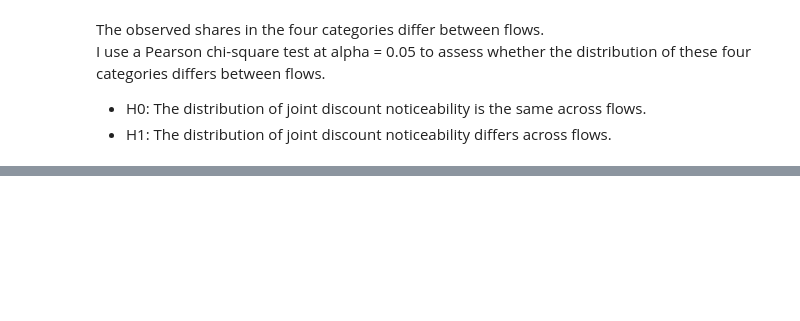
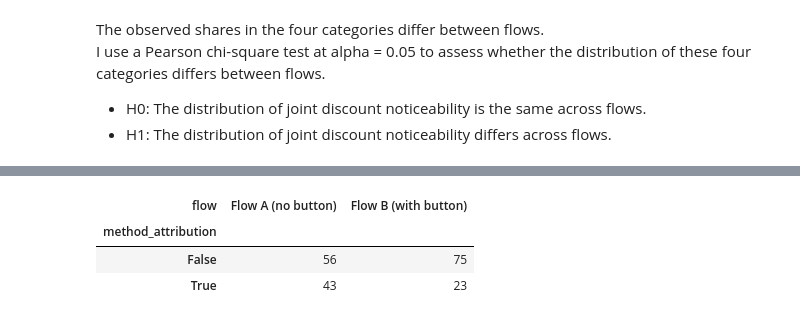
Before and after one commit to elena-kolo/payment-flow-experimentation-analysis, a Jupyter notebook: notebooks/03_prototype_analysis.ipynb, the cells around one changed output, grey strips where cells are left out. Cells and saved outputs as stored; diff of their text form; code cells hidden in the pictures; blank space fills up the shorter version.

```diff
--- a/notebooks/03_prototype_analysis.ipynb
+++ b/notebooks/03_prototype_analysis.ipynb
@@ -864,0 +971,10 @@ _*The test assesses the distribution as a whole; it does not establish which ind
+# %%
+# check the number of available method_attribution answers by flow
+method_attribution_count_check = pd.crosstab(df_extracted['method_attribution'].notna(),
+                                                 df_extracted['flow'])
+display(method_attribution_count_check)
+# %% [output]
+| flow | Flow A (no button) | Flow B (with button) |
+| method_attribution |  |  |
+| False | 56 | 75 |
+| True | 43 | 23 |
```
Also changed, not shown: parts of 37 cells of this notebook, 2 other files.
